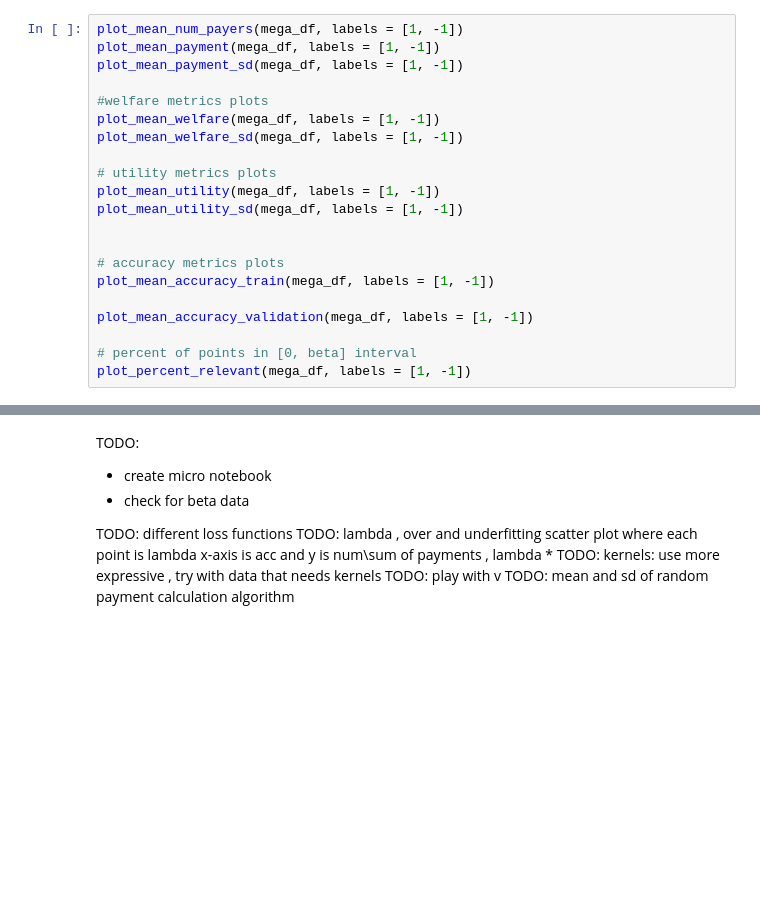
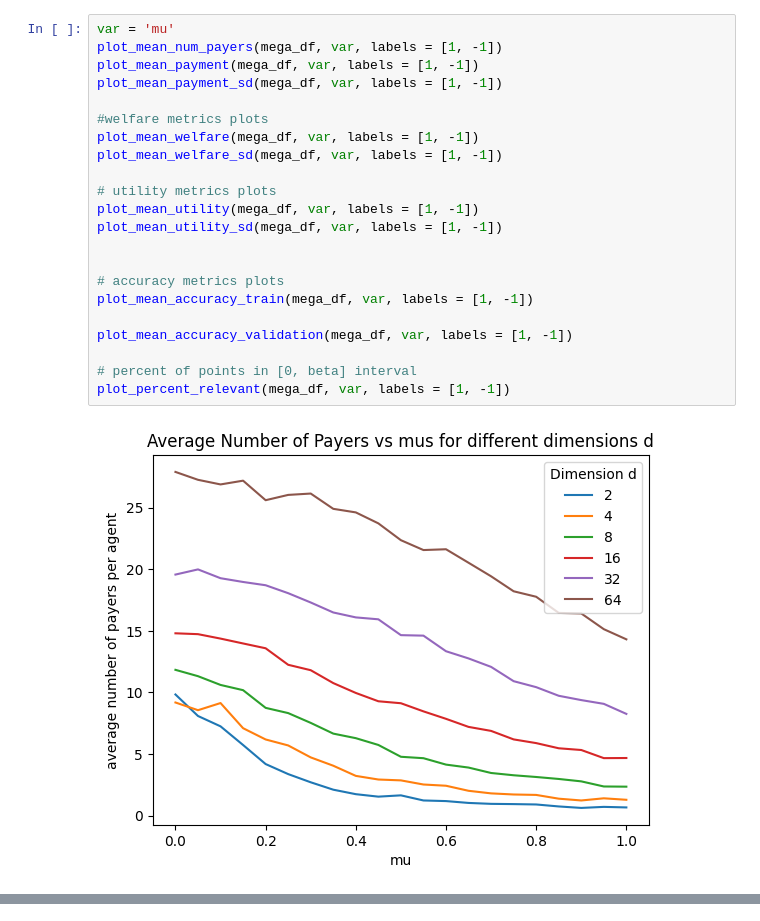
Before and after one commit to BML-Technion/accuracy_auctions, a Jupyter notebook: experiments_2.ipynb, the cells around one changed output, grey strips where cells are left out. Cells and saved outputs as stored; diff of their text form; blank space fills up the shorter version.

```diff
--- a/experiments_2.ipynb
+++ b/experiments_2.ipynb
@@ -115,21 +220,24 @@ mega_df = pd.concat(
 # %%
-plot_mean_num_payers(mega_df, labels = [1, -1])
-plot_mean_payment(mega_df, labels = [1, -1])
-plot_mean_payment_sd(mega_df, labels = [1, -1])
+var = 'mu'
+plot_mean_num_payers(mega_df, var, labels = [1, -1])
+plot_mean_payment(mega_df, var, labels = [1, -1])
+plot_mean_payment_sd(mega_df, var, labels = [1, -1])
 
 #welfare metrics plots
-plot_mean_welfare(mega_df, labels = [1, -1])
-plot_mean_welfare_sd(mega_df, labels = [1, -1])
+plot_mean_welfare(mega_df, var, labels = [1, -1])
+plot_mean_welfare_sd(mega_df, var, labels = [1, -1])
 
 # utility metrics plots
-plot_mean_utility(mega_df, labels = [1, -1])
-plot_mean_utility_sd(mega_df, labels = [1, -1])
+plot_mean_utility(mega_df, var, labels = [1, -1])
+plot_mean_utility_sd(mega_df, var, labels = [1, -1])
 
 
 # accuracy metrics plots
-plot_mean_accuracy_train(mega_df, labels = [1, -1])
+plot_mean_accuracy_train(mega_df, var, labels = [1, -1])
 
-plot_mean_accuracy_validation(mega_df, labels = [1, -1])
+plot_mean_accuracy_validation(mega_df, var, labels = [1, -1])
 
 # percent of points in [0, beta] interval
-plot_percent_relevant(mega_df, labels = [1, -1])
+plot_percent_relevant(mega_df, var, labels = [1, -1])
+# %% [output]
+[figure, added]
@@ -136,12 +252,0 @@ plot_percent_relevant(mega_df, labels = [1, -1])
-# %% [markdown]
-TODO: <br>
-<ul>
-     <li>create micro notebook </li>
-     <li>check for beta data </li>
-</ul>
-
-TODO: different loss functions
-TODO: lambda , over and underfitting scatter plot where each point is lambda x-axis is acc and y is num\sum of payments , lambda *
-TODO: kernels: use more expressive , try with data that needs kernels
-TODO: play with v
-TODO: mean and sd of random payment calculation algorithm
```
Also changed, not shown: parts of 27 cells of this notebook, 2 other files.
